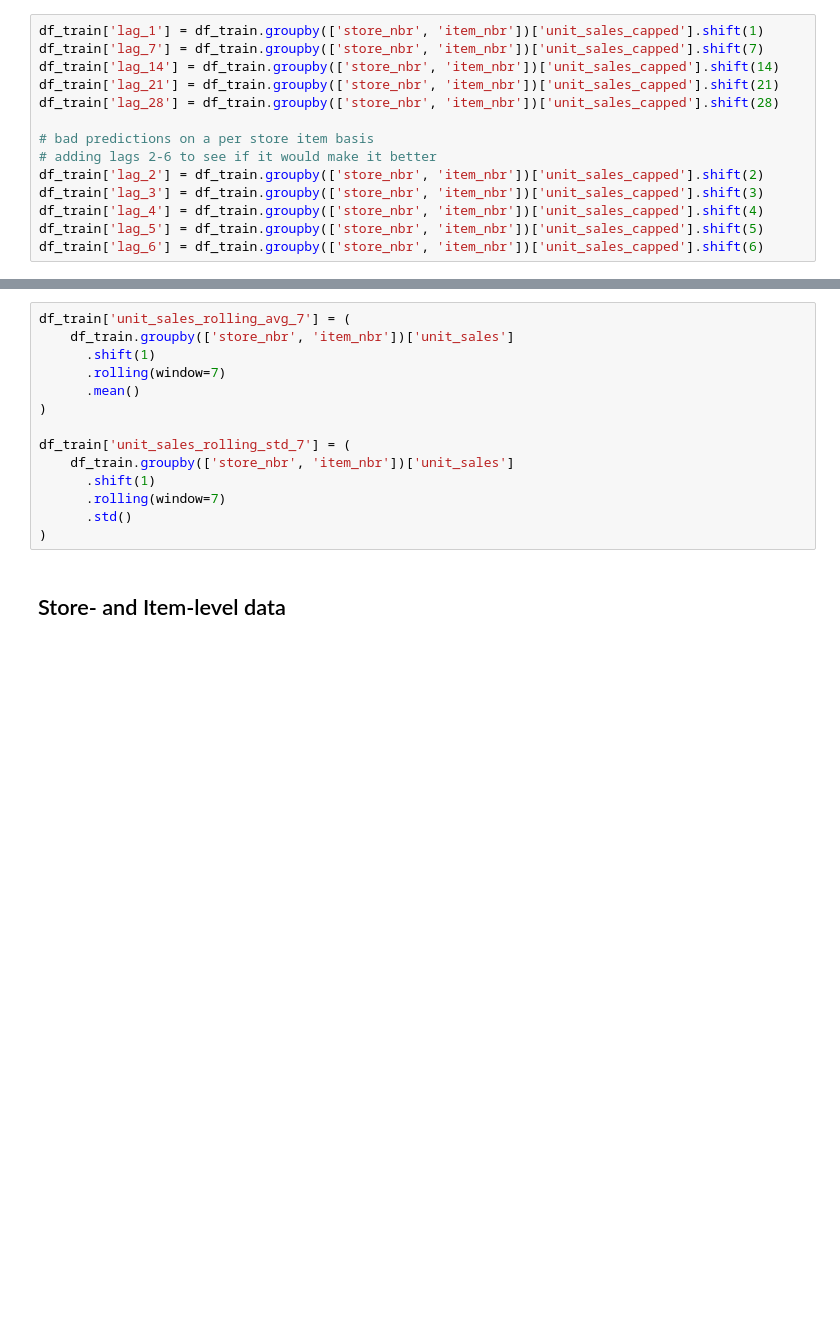
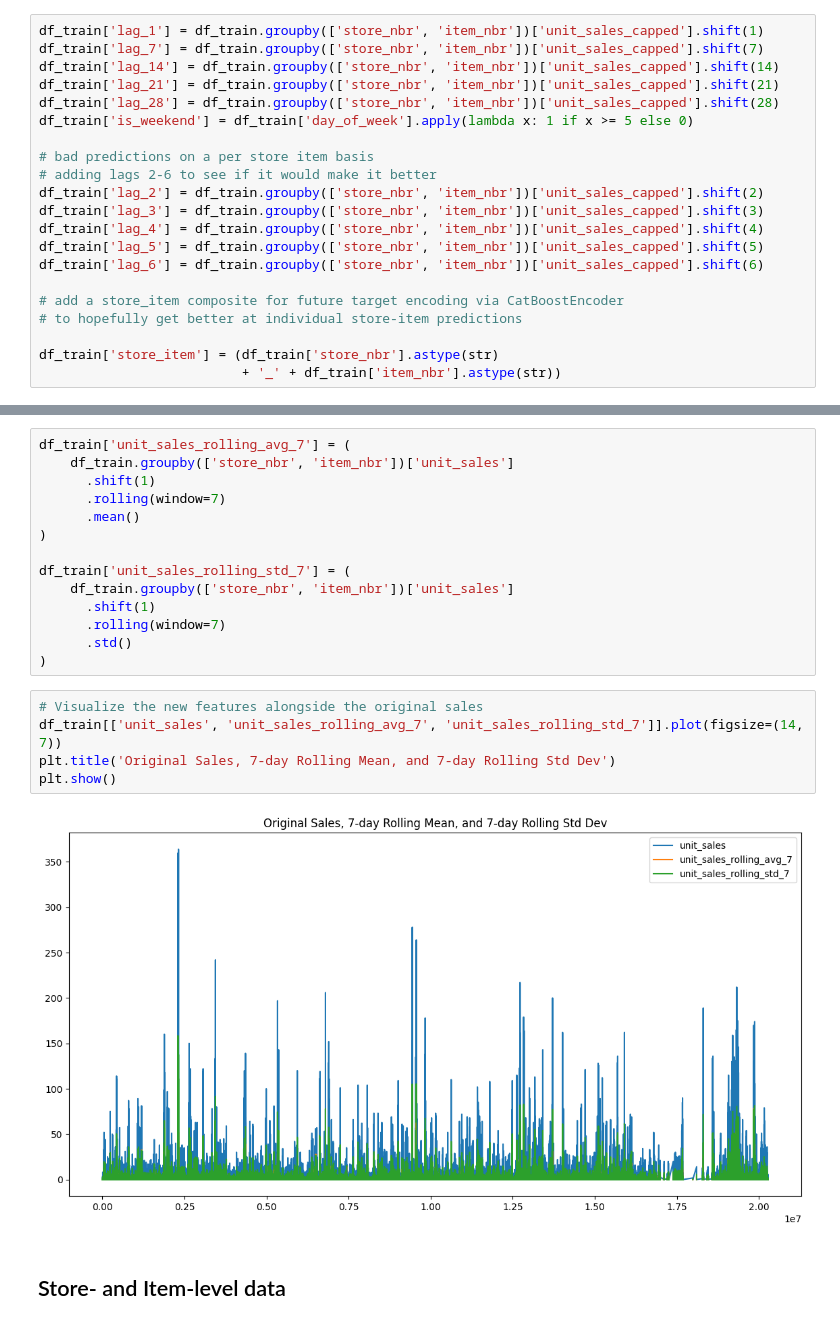
Before and after one commit to JericCantos/RetailDemandAnalysis, a Jupyter notebook: notebooks/Guayas_XGBoost.ipynb, the cells around one changed output, grey strips where cells are left out. Drawn from its saved outputs; the diff is of its cells as text; blank space fills up the shorter version.

```diff
--- a/notebooks/Guayas_XGBoost.ipynb
+++ b/notebooks/Guayas_XGBoost.ipynb
@@ -176,6 +244,7 @@ df_train['lag_7'] = df_train.groupby(['store_nbr', 'item_nbr'])['unit_sales_capp
 df_train['lag_14'] = df_train.groupby(['store_nbr', 'item_nbr'])['unit_sales_capped'].shift(14)
 df_train['lag_21'] = df_train.groupby(['store_nbr', 'item_nbr'])['unit_sales_capped'].shift(21)
 df_train['lag_28'] = df_train.groupby(['store_nbr', 'item_nbr'])['unit_sales_capped'].shift(28)
+df_train['is_weekend'] = df_train['day_of_week'].apply(lambda x: 1 if x >= 5 else 0)
 
 # bad predictions on a per store item basis
 # adding lags 2-6 to see if it would make it better
@@ -184,6 +253,12 @@ df_train['lag_3'] = df_train.groupby(['store_nbr', 'item_nbr'])['unit_sales_capp
 df_train['lag_4'] = df_train.groupby(['store_nbr', 'item_nbr'])['unit_sales_capped'].shift(4)
 df_train['lag_5'] = df_train.groupby(['store_nbr', 'item_nbr'])['unit_sales_capped'].shift(5)
 df_train['lag_6'] = df_train.groupby(['store_nbr', 'item_nbr'])['unit_sales_capped'].shift(6)
+
+# add a store_item composite for future target encoding via CatBoostEncoder
+# to hopefully get better at individual store-item predictions
+
+df_train['store_item'] = (df_train['store_nbr'].astype(str)
+                          + '_' + df_train['item_nbr'].astype(str))
 # %% [markdown]
 ## Rolling Statistics
 # %% [markdown]
@@ -207,6 +282,13 @@ df_train['unit_sales_rolling_std_7'] = (
       .rolling(window=7)
       .std()
 )
+# %%
+# Visualize the new features alongside the original sales
+df_train[['unit_sales', 'unit_sales_rolling_avg_7', 'unit_sales_rolling_std_7']].plot(figsize=(14, 7))
+plt.title('Original Sales, 7-day Rolling Mean, and 7-day Rolling Std Dev')
+plt.show()
+# %% [output]
+[figure, added]
 # %% [markdown]
 ## Store- and Item-level data
 # %% [markdown]
```
Also changed, not shown: parts of 52 cells of this notebook.
